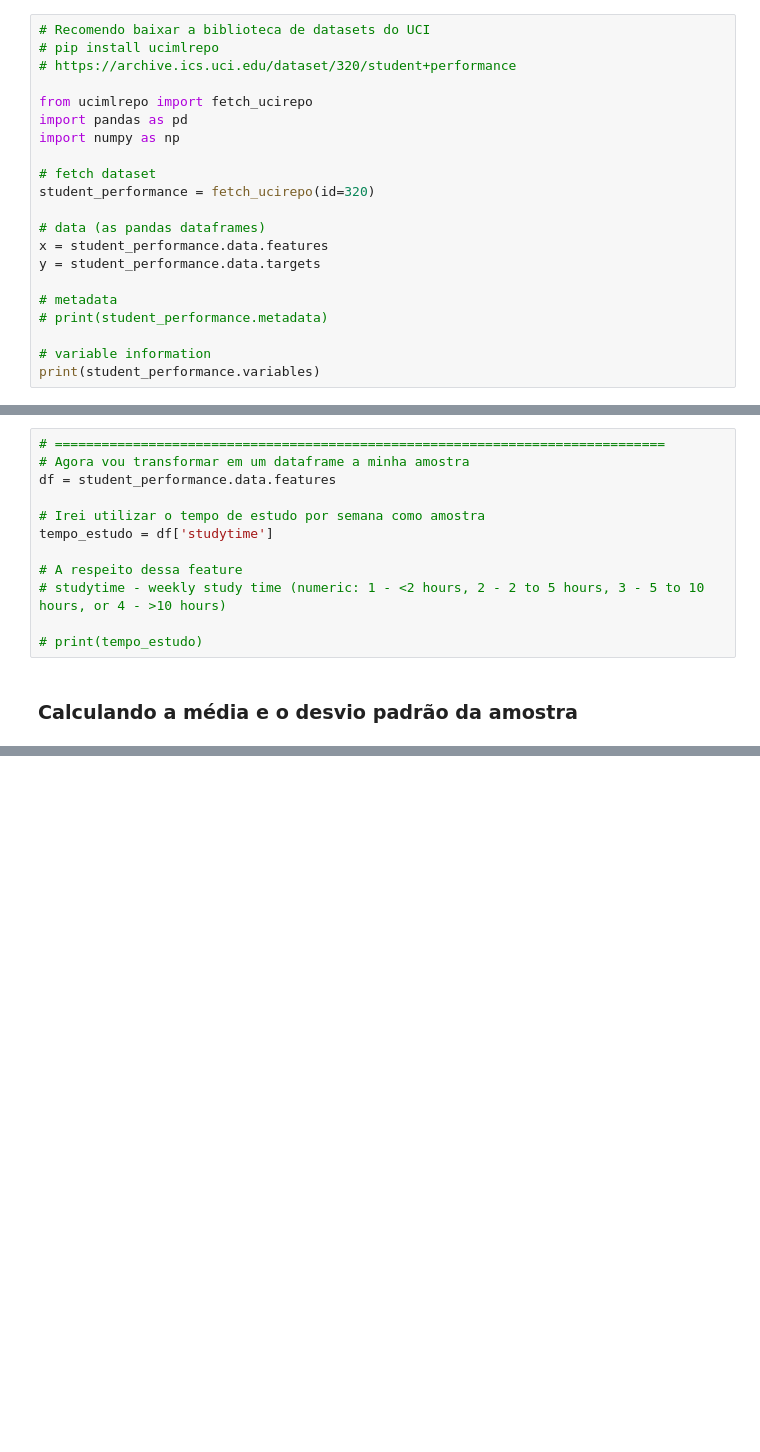
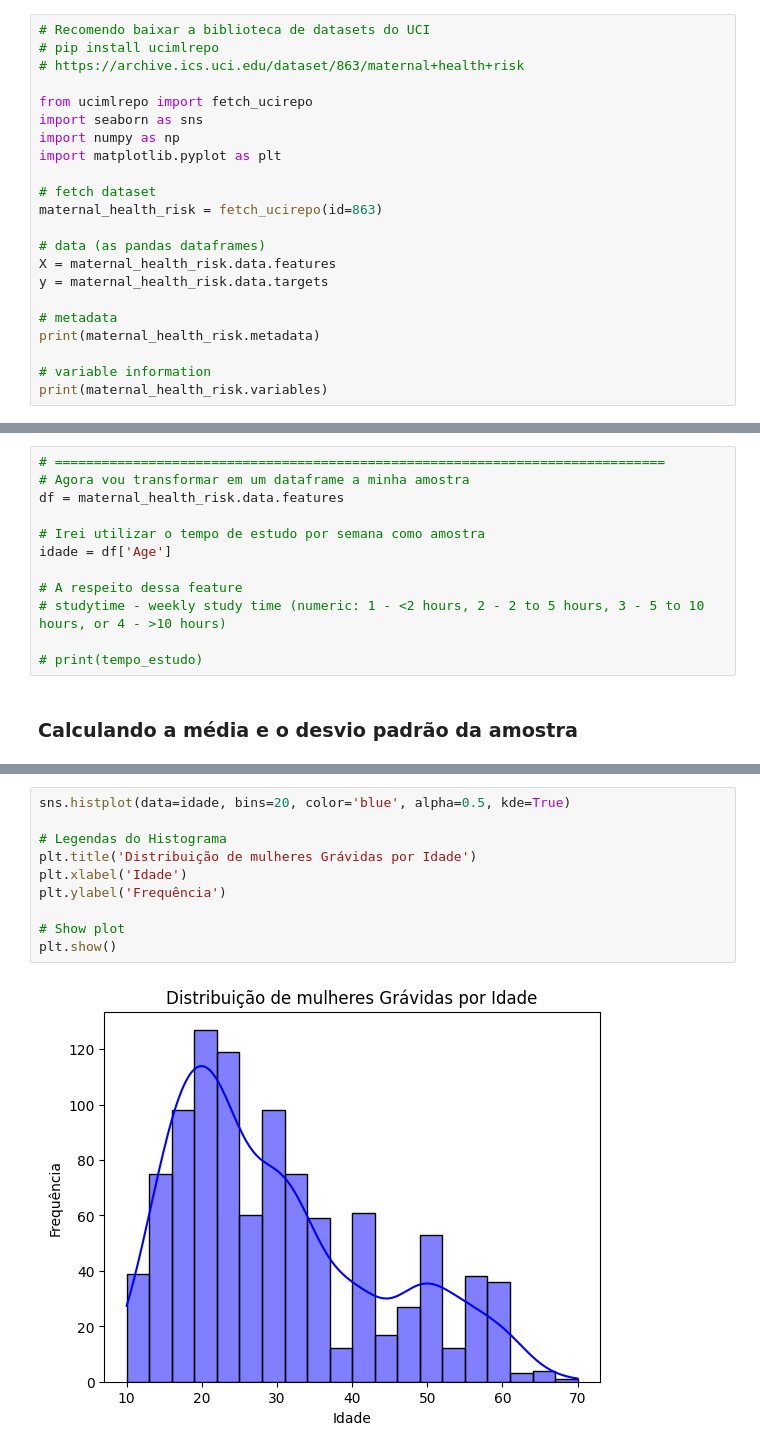
Before and after one commit to BryanYunche/Confidence-intervals_correlation_P-value_Claudomiro-Atividade-02, a Jupyter notebook: Atividade-02-parte-02.ipynb, the cells around one changed output, grey strips where cells are left out. Saved outputs shown, nothing was run; the diff lists cells and outputs as text; blank space fills up the shorter version.

```diff
--- a/Atividade-02-parte-02.ipynb
+++ b/Atividade-02-parte-02.ipynb
@@ -14,22 +14,23 @@ Desafio: Repetir o processo para diferentes níveis de confiança (por exemplo,
 # %%
 # Recomendo baixar a biblioteca de datasets do UCI
 # pip install ucimlrepo
-# https://archive.ics.uci.edu/dataset/320/student+performance
+# https://archive.ics.uci.edu/dataset/863/maternal+health+risk
 
 from ucimlrepo import fetch_ucirepo
-import pandas as pd
+import seaborn as sns
 import numpy as np
+import matplotlib.pyplot as plt
 
 # fetch dataset
-student_performance = fetch_ucirepo(id=320)
+maternal_health_risk = fetch_ucirepo(id=863)
 
 # data (as pandas dataframes)
-x = student_performance.data.features
-y = student_performance.data.targets
+X = maternal_health_risk.data.features
+y = maternal_health_risk.data.targets
 
 # metadata
-# print(student_performance.metadata)
+print(maternal_health_risk.metadata)
 
 # variable information
-print(student_performance.variables)
+print(maternal_health_risk.variables)
 # %% [output]
@@ -55,10 +57,10 @@ print(student_performance.variables)
 # %%
 # ==============================================================================
 # Agora vou transformar em um dataframe a minha amostra
-df = student_performance.data.features
+df = maternal_health_risk.data.features
 
 # Irei utilizar o tempo de estudo por semana como amostra
-tempo_estudo = df['studytime']
+idade = df['Age']
 
 # A respeito dessa feature
 # studytime - weekly study time (numeric: 1 - <2 hours, 2 - 2 to 5 hours, 3 - 5 to 10 hours, or 4 - >10 hours)
@@ -79,0 +82,12 @@ print(desvio_padrao)
+# %%
+sns.histplot(data=idade, bins=20, color='blue', alpha=0.5, kde=True)
+
+# Legendas do Histograma
+plt.title('Distribuição de mulheres Grávidas por Idade')
+plt.xlabel('Idade')
+plt.ylabel('Frequência')
+
+# Show plot
+plt.show()
+# %% [output]
+[figure, added]
```
Also changed, not shown: parts of 5 cells of this notebook, 1 other file.
